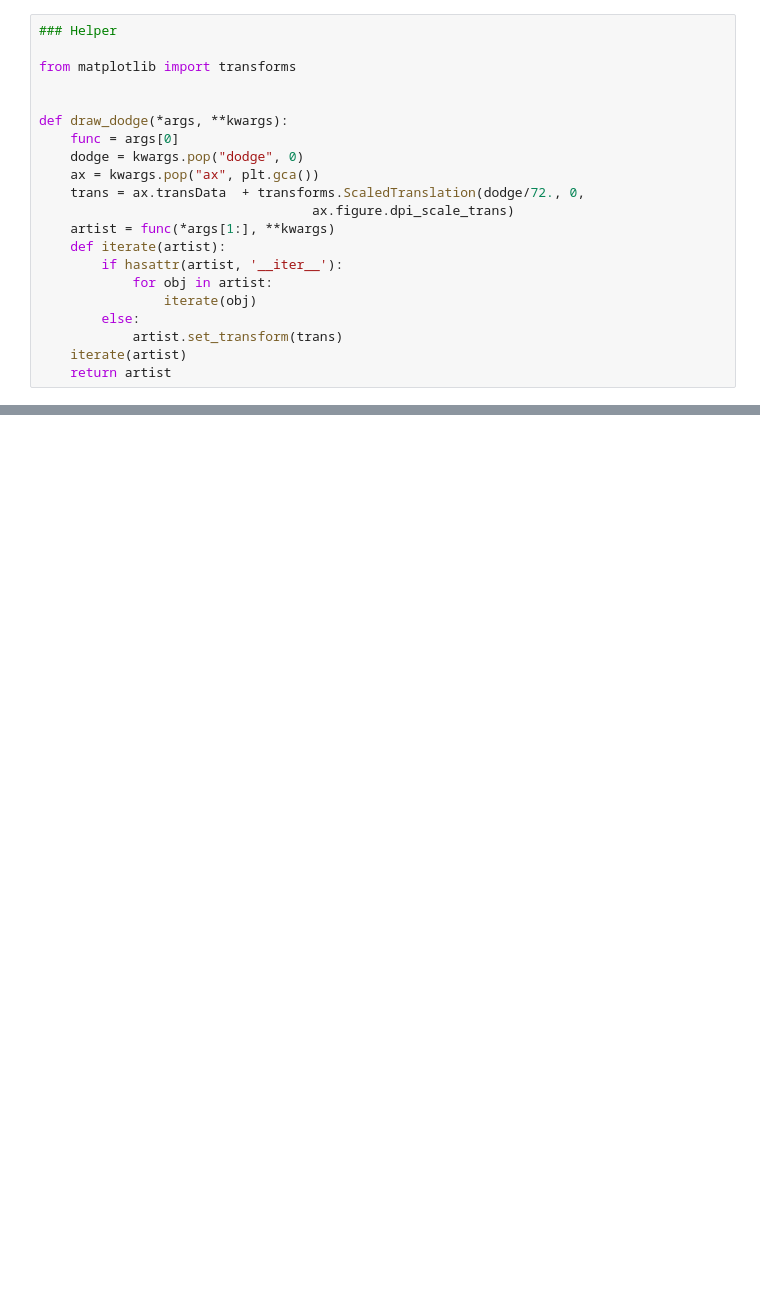
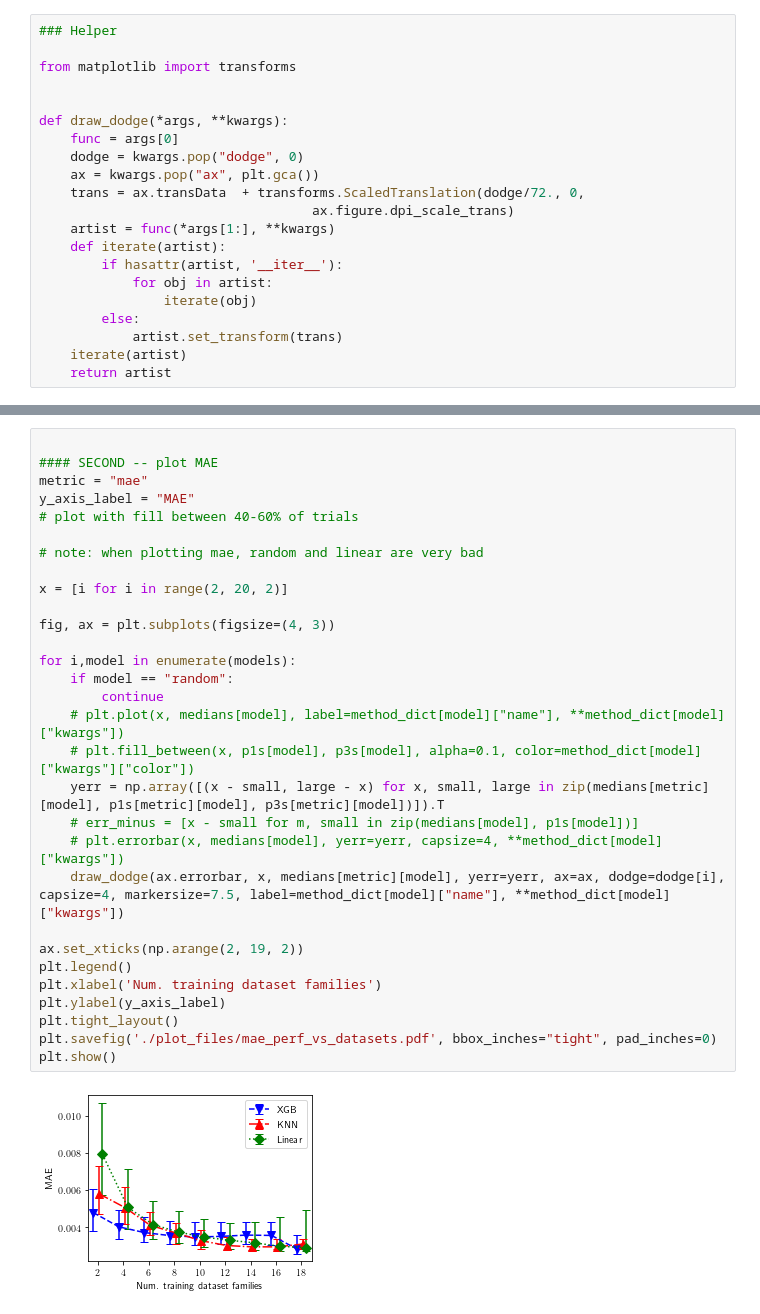
Before and after one commit to naszilla/reczilla, a Jupyter notebook: RecSys2019_DeepLearning_Evaluation/ReczillaClassifier/plots/perf_vs_datasets_plot_FINAL.ipynb, the cells around one changed output, grey strips where cells are left out. Drawn from its saved outputs; the diff is of its cells as text; blank space fills up the shorter version.

```diff
--- a/RecSys2019_DeepLearning_Evaluation/ReczillaClassifier/plots/perf_vs_datasets_plot_FINAL.ipynb
+++ b/RecSys2019_DeepLearning_Evaluation/ReczillaClassifier/plots/perf_vs_datasets_plot_FINAL.ipynb
@@ -153,0 +153,32 @@ plt.show()
+# %%
+
+#### SECOND -- plot MAE
+metric = "mae"
+y_axis_label = "MAE"
+# plot with fill between 40-60% of trials
+
+# note: when plotting mae, random and linear are very bad
+
+x = [i for i in range(2, 20, 2)]
+
+fig, ax = plt.subplots(figsize=(4, 3))
+
+for i,model in enumerate(models):
+    if model == "random":
+        continue
+    # plt.plot(x, medians[model], label=method_dict[model]["name"], **method_dict[model]["kwargs"])
+    # plt.fill_between(x, p1s[model], p3s[model], alpha=0.1, color=method_dict[model]["kwargs"]["color"])
+    yerr = np.array([(x - small, large - x) for x, small, large in zip(medians[metric][model], p1s[metric][model], p3s[metric][model])]).T
+    # err_minus = [x - small for m, small in zip(medians[model], p1s[model])]
+    # plt.errorbar(x, medians[model], yerr=yerr, capsize=4, **method_dict[model]["kwargs"])
+    draw_dodge(ax.errorbar, x, medians[metric][model], yerr=yerr, ax=ax, dodge=dodge[i], capsize=4, markersize=7.5, label=method_dict[model]["name"], **method_dict[model]["kwargs"])
+
+ax.set_xticks(np.arange(2, 19, 2))
+plt.legend()
+plt.xlabel('Num. training dataset families')
+plt.ylabel(y_axis_label)
+plt.tight_layout()
+plt.savefig('./plot_files/mae_perf_vs_datasets.pdf', bbox_inches="tight", pad_inches=0)
+plt.show()
+# %% [output]
+[figure, added]
```
Also changed, not shown: parts of 5 cells of this notebook, 3 other files.
